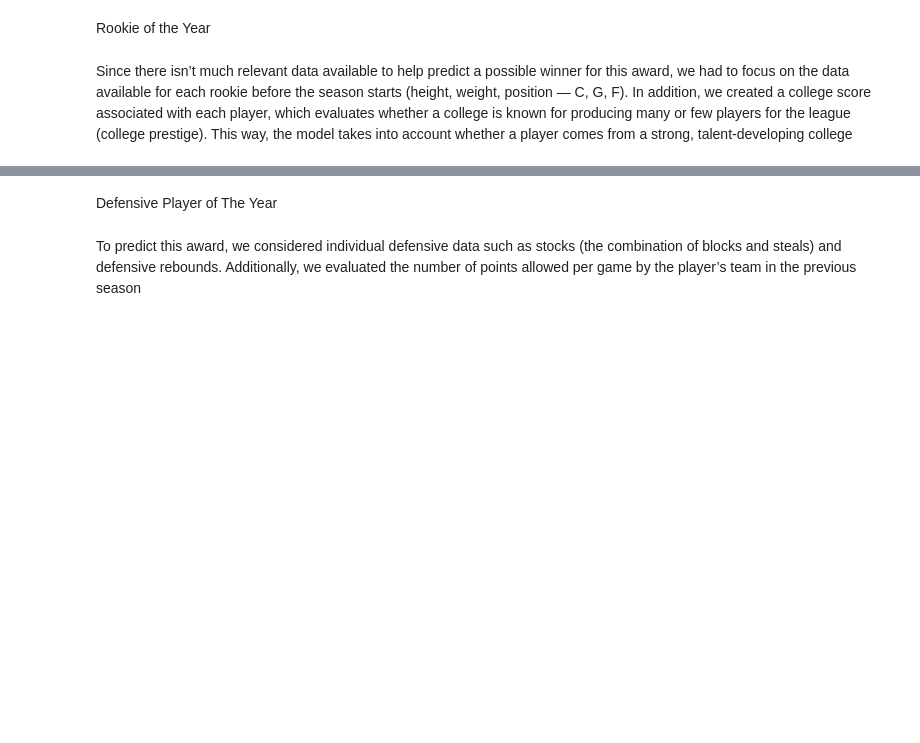
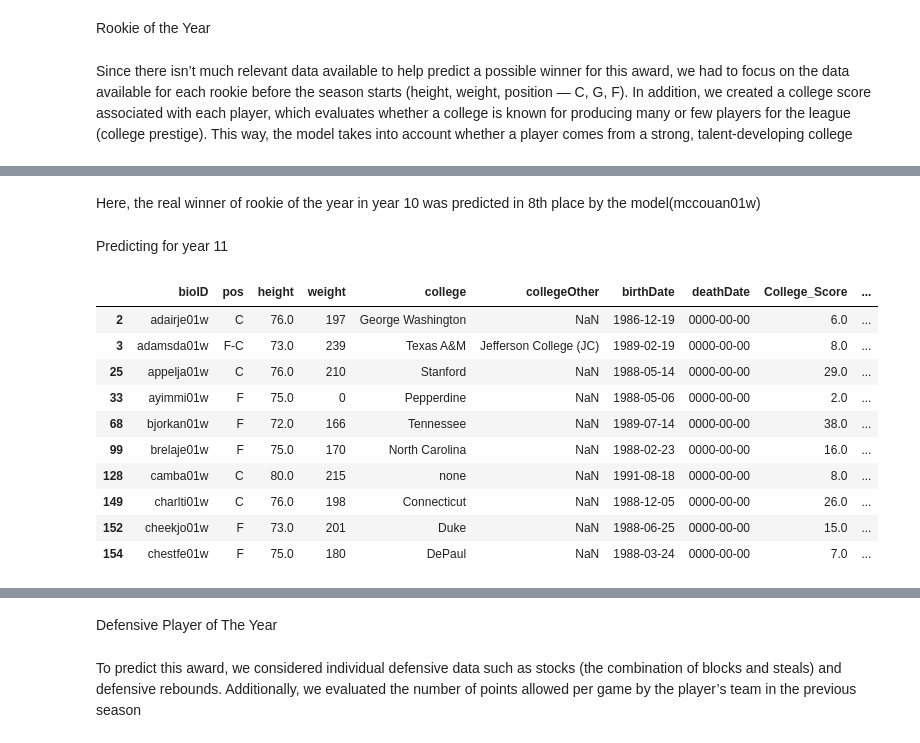
Before and after one commit to Fborralho/AC, a Jupyter notebook: notebook.ipynb, the cells around one changed output, grey strips where cells are left out. Cells and saved outputs as stored; diff of their text form; code cells hidden in the pictures; blank space fills up the shorter version.

```diff
--- a/notebook.ipynb
+++ b/notebook.ipynb
@@ -1444,0 +1541,38 @@ Here the results were not very good, possibly due to the lack of data that could
+# %% [markdown]
+Here, the real winner of rookie of the year in year 10 was predicted in 8th place by the model(mccouan01w)
+# %% [markdown]
+Predicting for year 11
+# %%
+roster_11_ids = players_teams_11.copy()
+history_ids = players_teams.copy()
+players_clean = players.copy()
+
+rookie_ids_11 = roster_11_ids[~roster_11_ids['playerID'].isin(history_ids['playerID'])]['playerID'].unique()
+
+rookie_profiles_11 = players_clean[players_clean['bioID'].isin(rookie_ids_11)].copy()
+
+
+rookie_profiles_11['College_Score'] = rookie_profiles_11['college'].map(college_map).fillna(1)
+
+rookie_profiles_11['Is_Guard'] = rookie_profiles_11['pos'].str.contains('G').fillna(False).astype(int)
+rookie_profiles_11['Is_Forward'] = rookie_profiles_11['pos'].str.contains('F').fillna(False).astype(int)
+rookie_profiles_11['Is_Center'] = rookie_profiles_11['pos'].str.contains('C').fillna(False).astype(int)
+
+rookie_profiles_11['height'] = rookie_profiles_11['height'].fillna(rookie_profiles_11['height'].mean())
+rookie_profiles_11['weight'] = rookie_profiles_11['weight'].fillna(rookie_profiles_11['weight'].mean())
+
+features_roy = ['height', 'weight', 'College_Score', 'Is_Guard', 'Is_Forward', 'Is_Center']
+
+rookie_profiles_11.head(10)
+# %% [output]
+|  | bioID | pos | height | weight | college | collegeOther | birthDate | deathDate | College_Score | ... |
+| 2 | adairje01w | C | 76.0 | 197 | George Washington | NaN | 1986-12-19 | 0000-00-00 | 6.0 | ... |
+| 3 | adamsda01w | F-C | 73.0 | 239 | Texas A&M | Jefferson College (JC) | 1989-02-19 | 0000-00-00 | 8.0 | ... |
+| 25 | appelja01w | C | 76.0 | 210 | Stanford | NaN | 1988-05-14 | 0000-00-00 | 29.0 | ... |
+| 33 | ayimmi01w | F | 75.0 | 0 | Pepperdine | NaN | 1988-05-06 | 0000-00-00 | 2.0 | ... |
+| 68 | bjorkan01w | F | 72.0 | 166 | Tennessee | NaN | 1989-07-14 | 0000-00-00 | 38.0 | ... |
+| 99 | brelaje01w | F | 75.0 | 170 | North Carolina | NaN | 1988-02-23 | 0000-00-00 | 16.0 | ... |
+| 128 | camba01w | C | 80.0 | 215 | none | NaN | 1991-08-18 | 0000-00-00 | 8.0 | ... |
+| 149 | charlti01w | C | 76.0 | 198 | Connecticut | NaN | 1988-12-05 | 0000-00-00 | 26.0 | ... |
+| 152 | cheekjo01w | F | 73.0 | 201 | Duke | NaN | 1988-06-25 | 0000-00-00 | 15.0 | ... |
+| 154 | chestfe01w | F | 75.0 | 180 | DePaul | NaN | 1988-03-24 | 0000-00-00 | 7.0 | ... |
```
Also changed, not shown: parts of 22 cells of this notebook.
